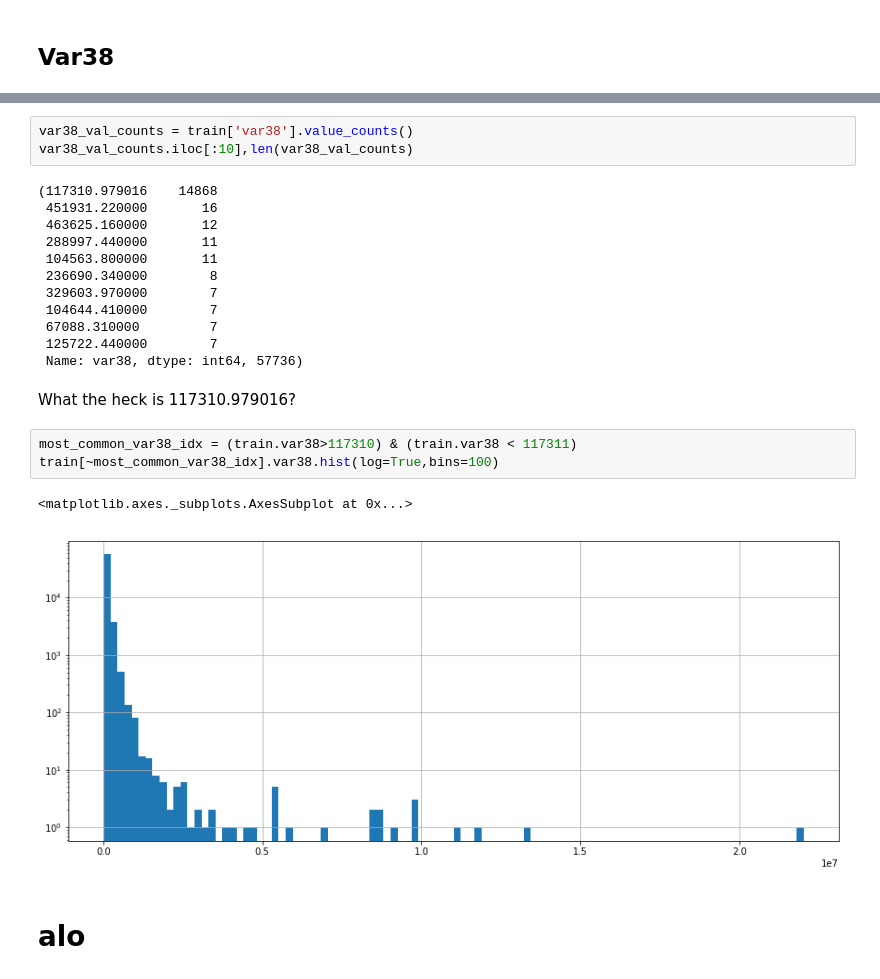
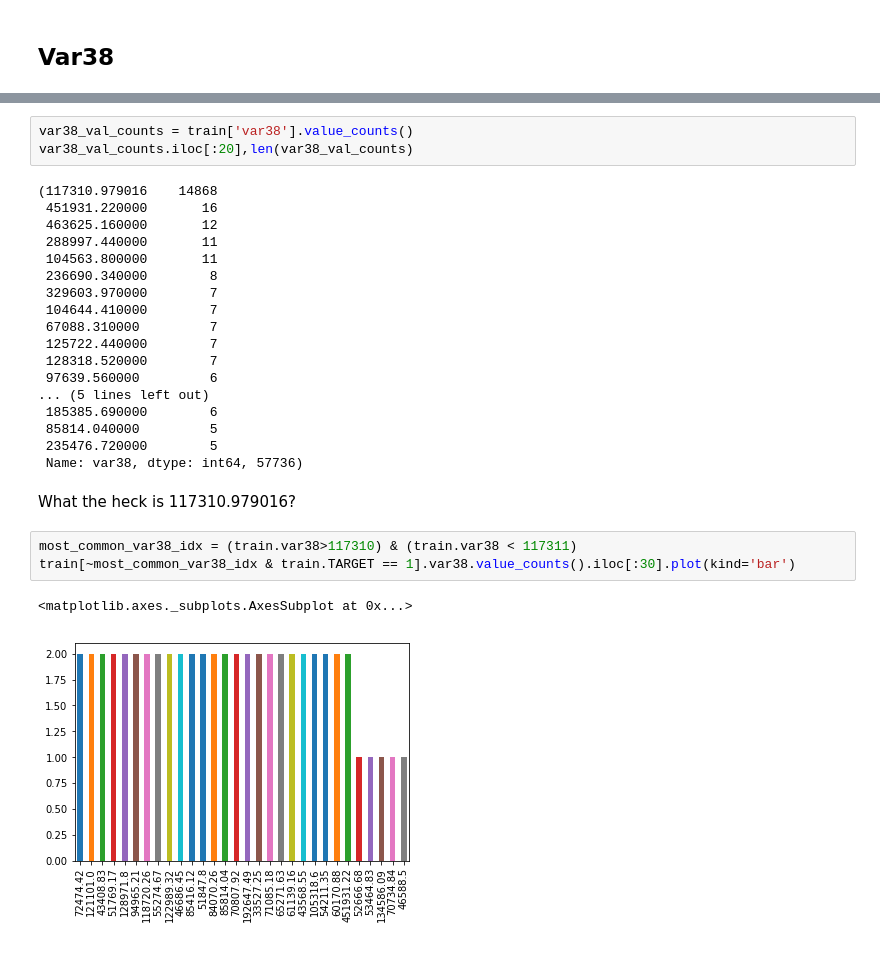
Before and after one commit to qnkhuat/kaggle, a Jupyter notebook: santander_customers_satisfaction/notebooks/Exploring.ipynb, the cells around one changed output, grey strips where cells are left out. Drawn from its saved outputs; the diff is of its cells as text.

```diff
--- a/santander_customers_satisfaction/notebooks/Exploring.ipynb
+++ b/santander_customers_satisfaction/notebooks/Exploring.ipynb
@@ -266,6 +275,6 @@ sns.FacetGrid(train, hue='TARGET',size=6).map(sns.kdeplot,'var15')
 # %%
 var38_val_counts = train['var38'].value_counts()
-var38_val_counts.iloc[:10],len(var38_val_counts)
+var38_val_counts.iloc[:20],len(var38_val_counts)
 # %% [output]
 (117310.979016    14868
  451931.220000       16
@@ -277,14 +286,18 @@ var38_val_counts.iloc[:10],len(var38_val_counts)
  104644.410000        7
  67088.310000         7
  125722.440000        7
+ 128318.520000        7
+ 97639.560000         6
+... (5 lines left out)
+ 185385.690000        6
+ 85814.040000         5
+ 235476.720000        5
  Name: var38, dtype: int64, 57736)
 # %% [markdown]
 What the heck is 117310.979016?
 # %%
 most_common_var38_idx = (train.var38>117310) & (train.var38 < 117311)
-train[~most_common_var38_idx].var38.hist(log=True,bins=100)
+train[~most_common_var38_idx & train.TARGET == 1].var38.value_counts().iloc[:30].plot(kind='bar')
 # %% [output]
 <matplotlib.axes._subplots.AxesSubplot at 0x...>
-[figure, old version]
+[figure, new version]
-# %% [markdown]
-# alo
```
Also changed, not shown: parts of 3 cells of this notebook, 5 other files.
